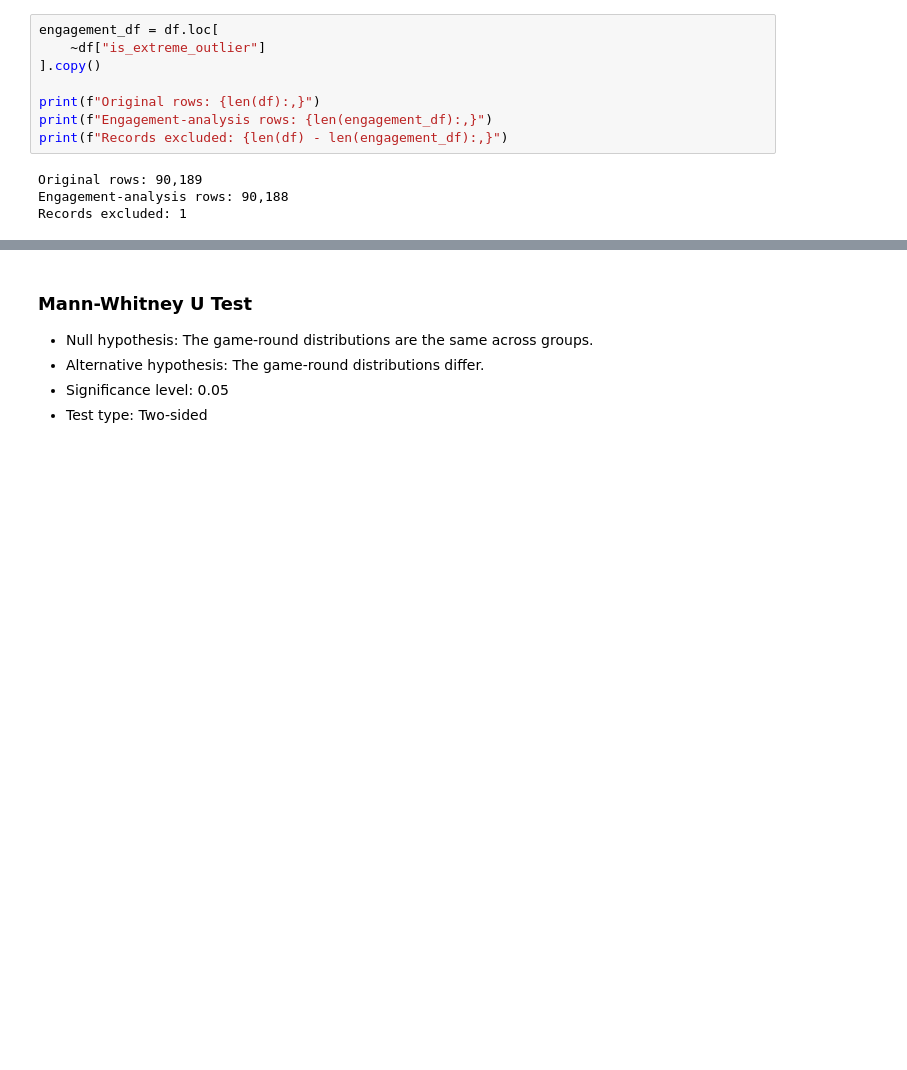
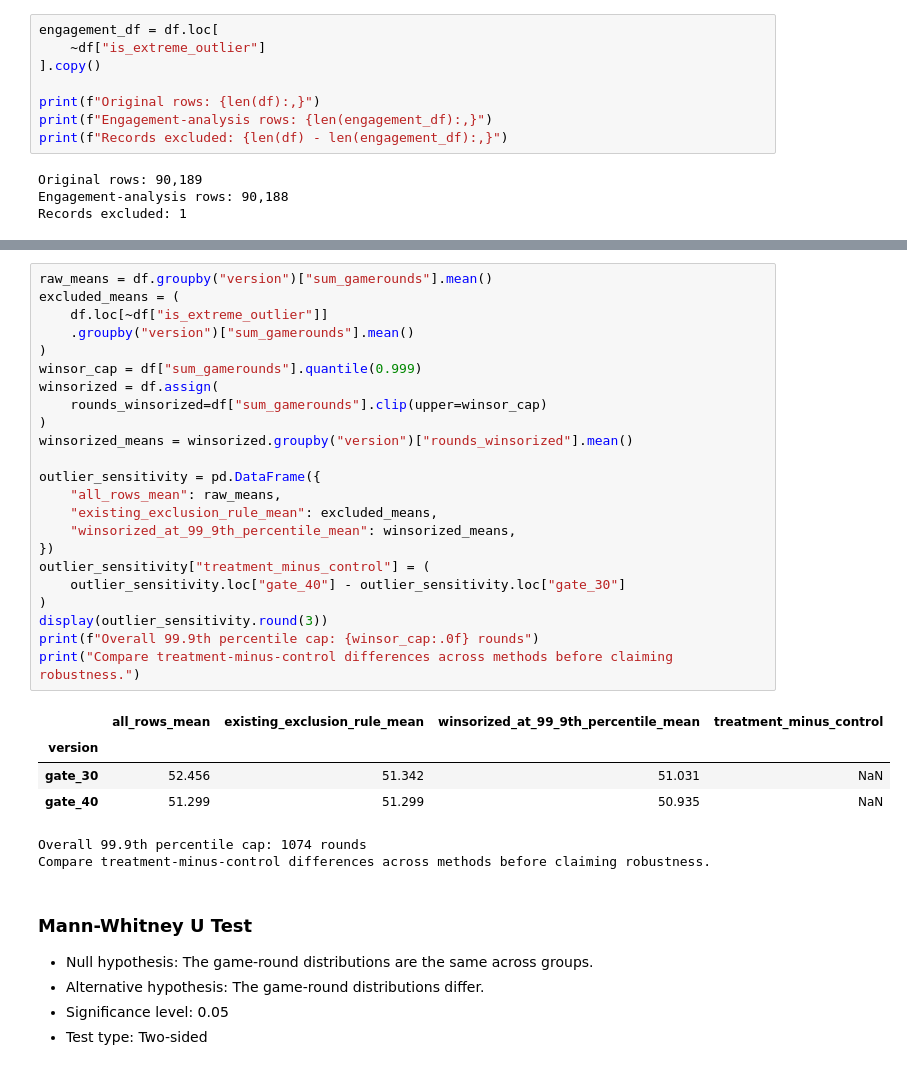
Before and after one commit to RonakGoyal11/cookie-cats-ab-testing, a Jupyter notebook: notebooks/01_ab_testing_analysis.ipynb, the cells around one changed output, grey strips where cells are left out. Saved outputs shown, nothing was run; the diff lists cells and outputs as text; blank space fills up the shorter version.

```diff
--- a/notebooks/01_ab_testing_analysis.ipynb
+++ b/notebooks/01_ab_testing_analysis.ipynb
@@ -504,3 +482,33 @@ engagement_summary.round(2)
+# %%
+raw_means = df.groupby("version")["sum_gamerounds"].mean()
+excluded_means = (
+    df.loc[~df["is_extreme_outlier"]]
+    .groupby("version")["sum_gamerounds"].mean()
+)
+winsor_cap = df["sum_gamerounds"].quantile(0.999)
+winsorized = df.assign(
+    rounds_winsorized=df["sum_gamerounds"].clip(upper=winsor_cap)
+)
+winsorized_means = winsorized.groupby("version")["rounds_winsorized"].mean()
+
+outlier_sensitivity = pd.DataFrame({
+    "all_rows_mean": raw_means,
+    "existing_exclusion_rule_mean": excluded_means,
+    "winsorized_at_99_9th_percentile_mean": winsorized_means,
+})
+outlier_sensitivity["treatment_minus_control"] = (
+    outlier_sensitivity.loc["gate_40"] - outlier_sensitivity.loc["gate_30"]
+)
+display(outlier_sensitivity.round(3))
+print(f"Overall 99.9th percentile cap: {winsor_cap:.0f} rounds")
+print("Compare treatment-minus-control differences across methods before claiming robustness.")
+# %% [output]
+|  | all_rows_mean | existing_exclusion_rule_mean | winsorized_at_99_9th_percentile_mean | treatment_minus_control |
+| version |  |  |  |  |
+| gate_30 | 52.456 | 51.342 | 51.031 | NaN |
+| gate_40 | 51.299 | 51.299 | 50.935 | NaN |
+Overall 99.9th percentile cap: 1074 rounds
+Compare treatment-minus-control differences across methods before claiming robustness.
 # %% [markdown]
 ### Mann-Whitney U Test
 
```
Also changed, not shown: parts of 17 cells of this notebook, 5 other files.
